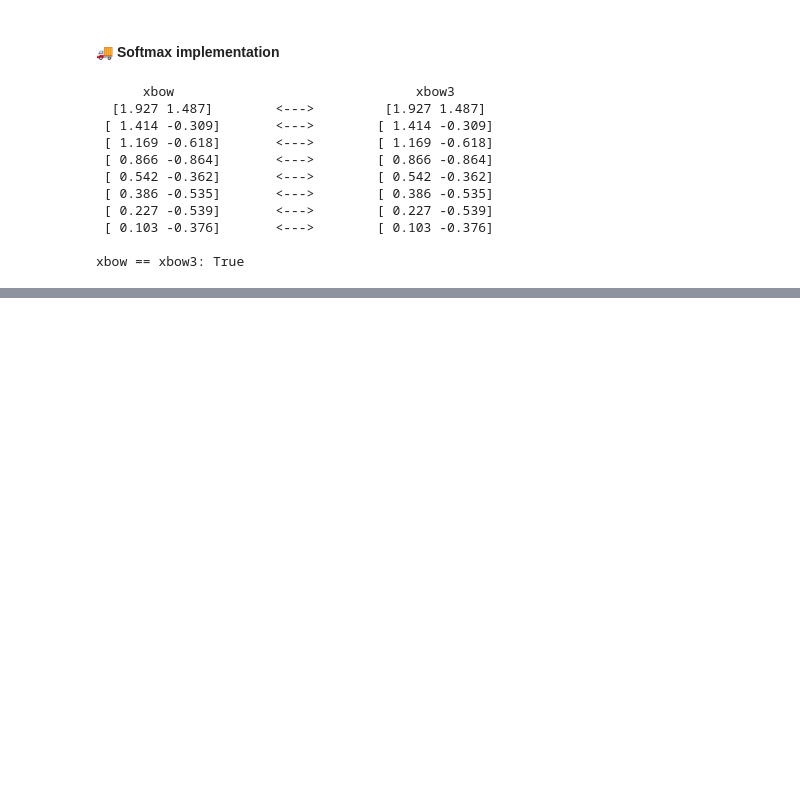
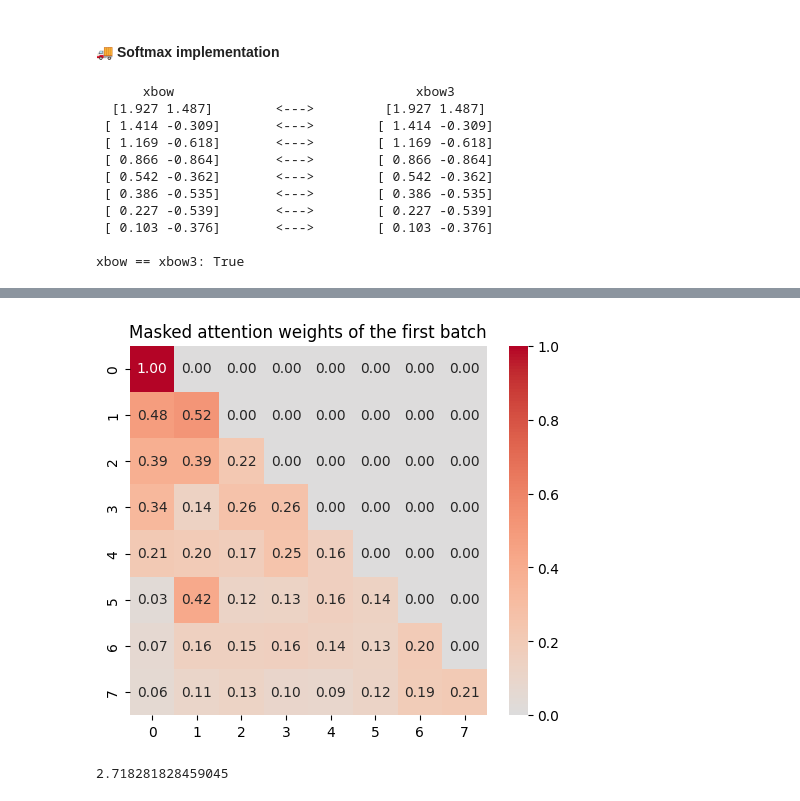
Before and after one commit to dewith/gpt-from-scratch, a Jupyter notebook: notebooks/04_self_attention.ipynb, the cells around one changed output, grey strips where cells are left out. Cells and saved outputs as stored; diff of their text form; code cells hidden in the pictures; blank space fills up the shorter version.

```diff
--- a/notebooks/04_self_attention.ipynb
+++ b/notebooks/04_self_attention.ipynb
@@ -151,0 +158,6 @@ xbow == xbow3: True
+# %%
+torch.manual_seed(42)
+
+b, t, c = 4, 8, 16  # batch, time, channels
+x = torch.randn(b, t, c)
+x.shape
@@ -151,0 +166,19 @@ xbow == xbow3: True
+# %%
+head_size = 5
+key = nn.Linear(c, head_size, bias=False)
+query = nn.Linear(c, head_size, bias=False)
+value = nn.Linear(c, head_size, bias=False)
+# %%
+k = key(x)  # (b, t, c) -> (b, t, head_size)
+q = query(x)  # (b, t, c) -> (b, t, head_size)
+v = value(x)  # (b, t, c) -> (b, t, head_size)
+
+# (b, t, head_size) @ (b, head_size, t) -> (b, t, t)
+wei = q @ k.transpose(-2, -1)
+
+tril = torch.tril(torch.ones(t, t))
+wei = wei.masked_fill(tril == 0, float("-inf"))
+wei = F.softmax(wei, dim=-1)
+
+xbow4 = wei @ v  # (b, t, t) @ (b, t, head_size) -> (b, t, head_size)
+# xbow4 = wei @ x
@@ -151,0 +225,18 @@ xbow == xbow3: True
+# %%
+plt.figure(figsize=(t * 0.72, t * 0.6))
+sns.heatmap(
+    wei[0].detach().numpy(),
+    annot=True,
+    fmt=".2f",
+    cmap="coolwarm",
+    cbar=True,
+    center=0,
+)
+plt.title("Masked attention weights of the first batch")
+plt.show()
+# %% [output]
+[figure, added]
+# %%
+np.exp()
+# %% [output]
+2.718281828459045
```
Also changed, not shown: parts of 7 cells of this notebook, 4 other files.
